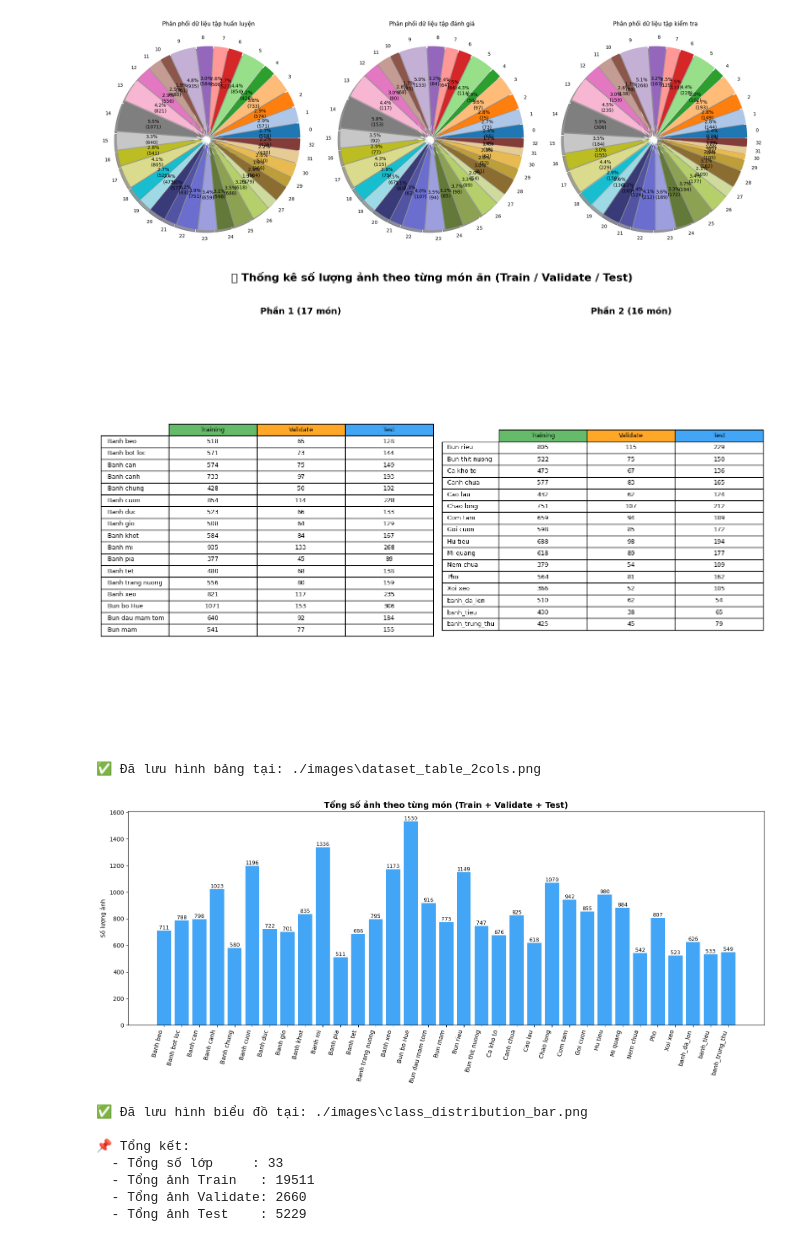
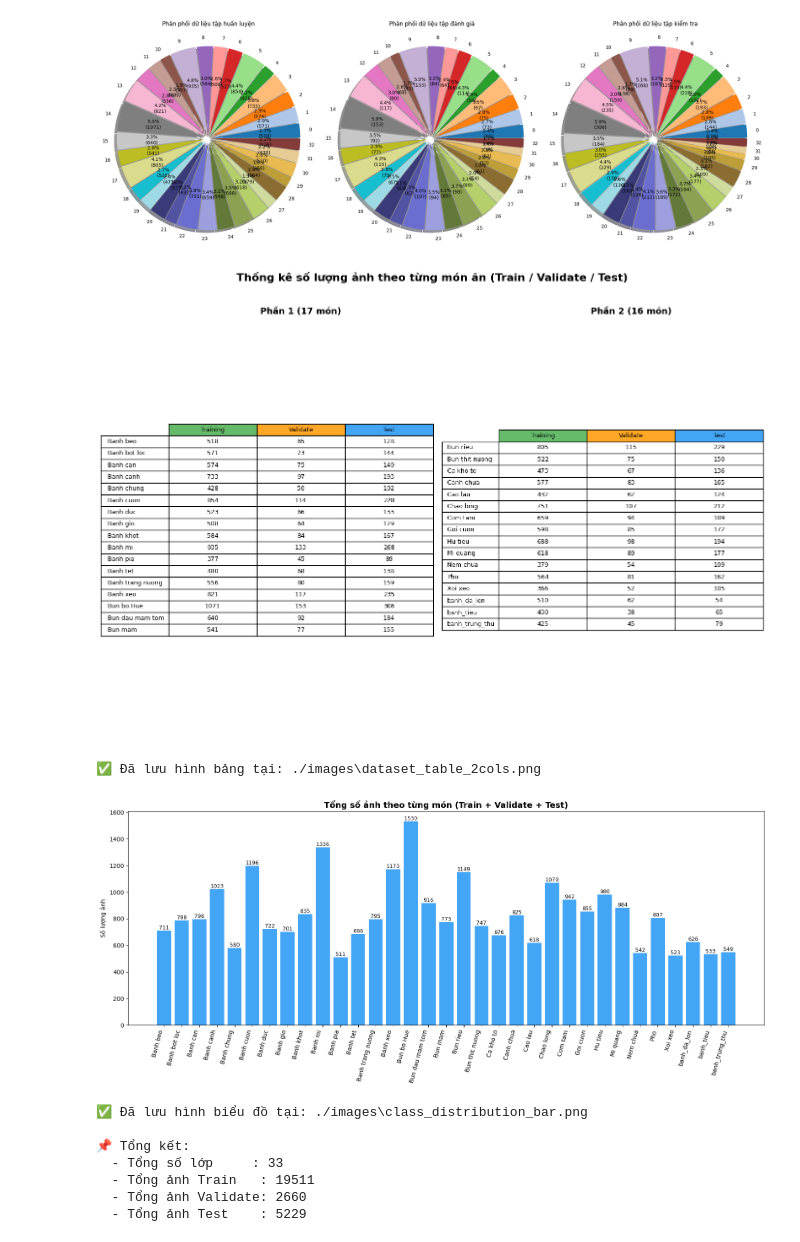
Before and after one commit to quangthai87vn/DL-DuDoan33MonAnVietNam, a Jupyter notebook: Analyst_data.ipynb, the cells around one changed output. Saved outputs shown, nothing was run; the diff lists cells and outputs as text; code cells hidden in the pictures.

```diff
--- a/Analyst_data.ipynb
+++ b/Analyst_data.ipynb
@@ -293,7 +293,7 @@ right_df = df.iloc[17:]
 
 # ==== Hiển thị bảng thống kê ====
 fig, axes = plt.subplots(1, 2, figsize=(14, 10))
-fig.suptitle("📊 Thống kê số lượng ảnh theo từng món ăn (Train / Validate / Test)", fontsize=16, fontweight='bold')
+fig.suptitle("Thống kê số lượng ảnh theo từng món ăn (Train / Validate / Test)", fontsize=16, fontweight='bold')
 
 def draw_table(ax, sub_df, title):
     ax.axis("off")
@@ -318,34 +318,34 @@ save_path_table = os.path.join(SAVE_DIR, "dataset_table_2cols.png")
 plt.savefig(save_path_table, dpi=300, bbox_inches="tight", facecolor="white")
 plt.show()
 print(f"✅ Đã lưu hình bảng tại: {save_path_table}")
 
 # ==== Biểu đồ cột tổng số ảnh ====
 df["Total"] = df.sum(axis=1)
 plt.figure(figsize=(16, 7))
 bars = plt.bar(df.index, df["Total"], color="#42A5F5")
 plt.title("Tổng số ảnh theo từng món (Train + Validate + Test)", fontsize=14, fontweight="bold")
 plt.ylabel("Số lượng ảnh")
 plt.xticks(rotation=75, ha="right")
 
 for b in bars:
     v = int(b.get_height())
     if v > 0:
         plt.text(b.get_x() + b.get_width()/2, v, str(v), ha="center", va="bottom", fontsize=9)
 
 plt.tight_layout()
 save_path_bar = os.path.join(SAVE_DIR, "class_distribution_bar.png")
 plt.savefig(save_path_bar, dpi=300, bbox_inches="tight", facecolor="white")
 plt.show()
 print(f"✅ Đã lưu hình biểu đồ tại: {save_path_bar}")
 
 # ==== Tổng kết ====
 print("\n📌 Tổng kết:")
 print(f"  - Tổng số lớp     : {len(df)}")
 print(f"  - Tổng ảnh Train   : {int(df['Training'].sum())}")
 print(f"  - Tổng ảnh Validate: {int(df['Validate'].sum())}")
 print(f"  - Tổng ảnh Test    : {int(df['Test'].sum())}")
 # %% [output]
-[figure, old version]
+[figure, new version]
 ✅ Đã lưu hình bảng tại: ./images\dataset_table_2cols.png
 [figure]
 ✅ Đã lưu hình biểu đồ tại: ./images\class_distribution_bar.png
```
Also changed, not shown: parts of 1 cell of this notebook, 1 other file.
